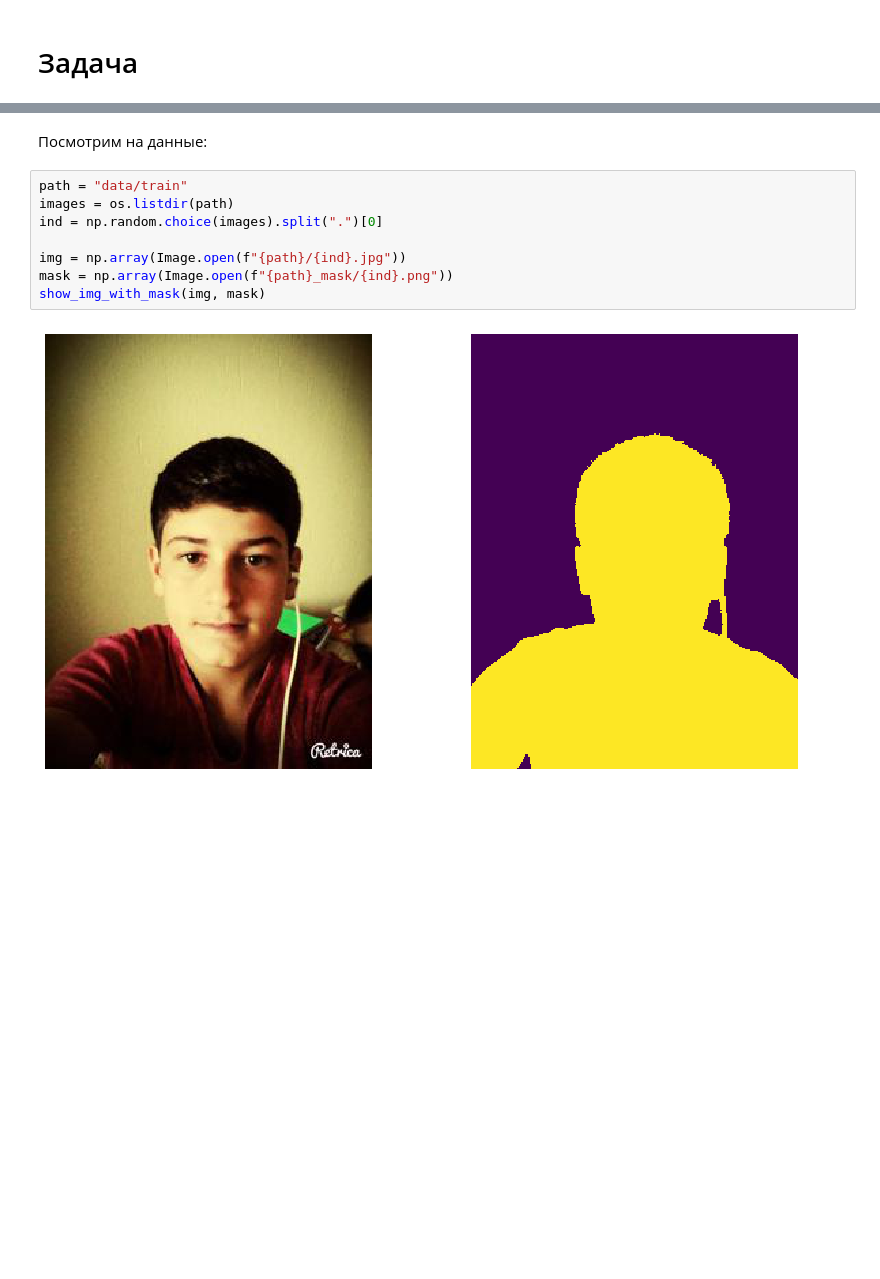
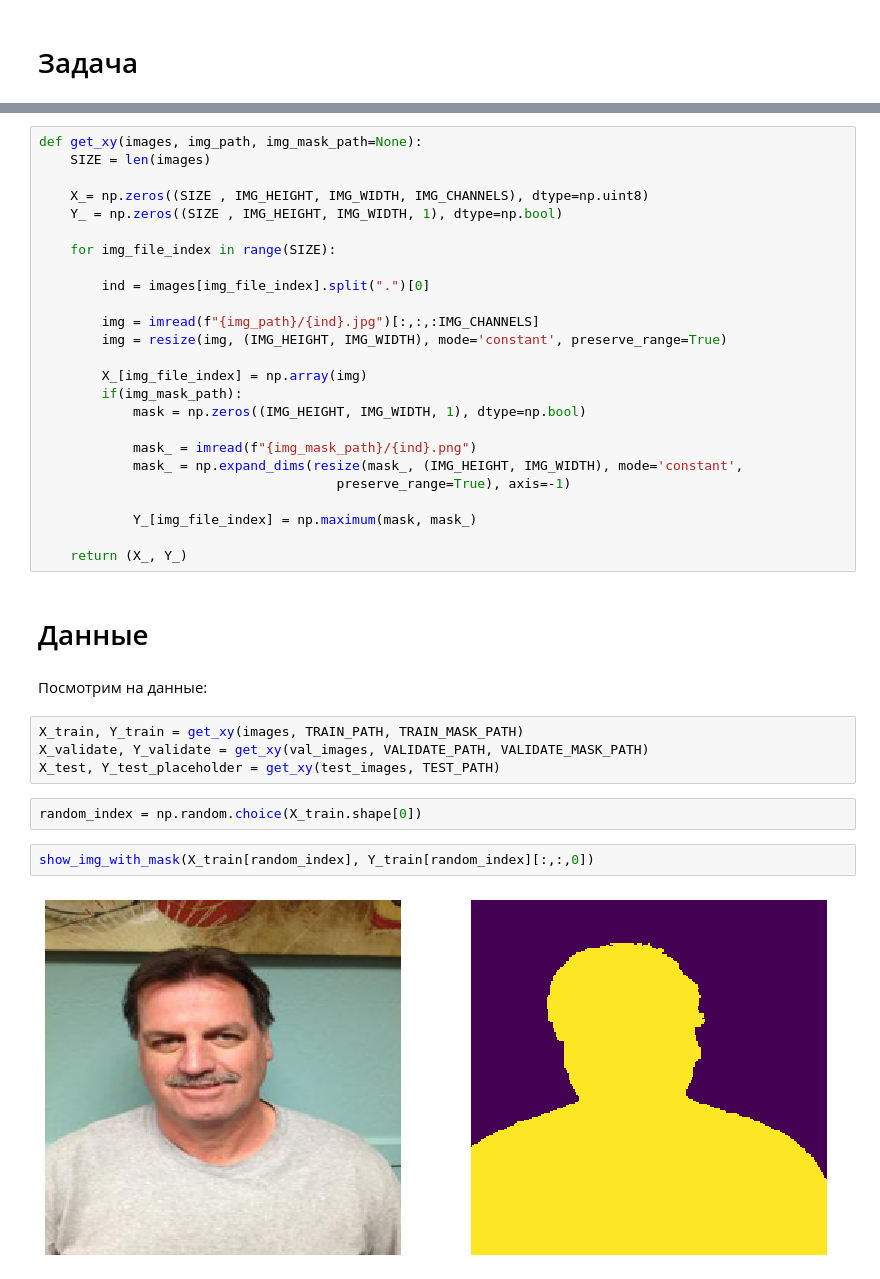
Before and after one commit to Tenfleques/InternshipTestTask, a Jupyter notebook: human_segmentation/notebooks/solution.ipynb, the cells around one changed output, grey strips where cells are left out. Cells and saved outputs as stored; diff of their text form; blank space fills up the shorter version.

```diff
--- a/human_segmentation/notebooks/solution.ipynb
+++ b/human_segmentation/notebooks/solution.ipynb
@@ -40,12 +92,39 @@ from lib import *
+# %%
+def get_xy(images, img_path, img_mask_path=None):
+    SIZE = len(images)
+
+    X_= np.zeros((SIZE , IMG_HEIGHT, IMG_WIDTH, IMG_CHANNELS), dtype=np.uint8)
+    Y_ = np.zeros((SIZE , IMG_HEIGHT, IMG_WIDTH, 1), dtype=np.bool)
+
+    for img_file_index in range(SIZE):
+
+        ind = images[img_file_index].split(".")[0]
+
+        img = imread(f"{img_path}/{ind}.jpg")[:,:,:IMG_CHANNELS]
+        img = resize(img, (IMG_HEIGHT, IMG_WIDTH), mode='constant', preserve_range=True)
+
+        X_[img_file_index] = np.array(img)
+        if(img_mask_path):
+            mask = np.zeros((IMG_HEIGHT, IMG_WIDTH, 1), dtype=np.bool)
+
+            mask_ = imread(f"{img_mask_path}/{ind}.png")
+            mask_ = np.expand_dims(resize(mask_, (IMG_HEIGHT, IMG_WIDTH), mode='constant',
+                                      preserve_range=True), axis=-1)
+
+            Y_[img_file_index] = np.maximum(mask, mask_)
+
+    return (X_, Y_)
+# %% [markdown]
+# Данные
 # %% [markdown]
 Посмотрим на данные:
-# %%
-path = "data/train"
-images = os.listdir(path)
-ind = np.random.choice(images).split(".")[0]
-
-img = np.array(Image.open(f"{path}/{ind}.jpg"))
-mask = np.array(Image.open(f"{path}_mask/{ind}.png"))
-show_img_with_mask(img, mask)
-# %% [output]
-[figure, removed]
+# %%
+X_train, Y_train = get_xy(images, TRAIN_PATH, TRAIN_MASK_PATH)
+X_validate, Y_validate = get_xy(val_images, VALIDATE_PATH, VALIDATE_MASK_PATH)
+X_test, Y_test_placeholder = get_xy(test_images, TEST_PATH)
+# %%
+random_index = np.random.choice(X_train.shape[0])
+# %%
+show_img_with_mask(X_train[random_index], Y_train[random_index][:,:,0])
+# %% [output]
+[figure, added]
```
Also changed, not shown: parts of 28 cells of this notebook, 8 other files.
